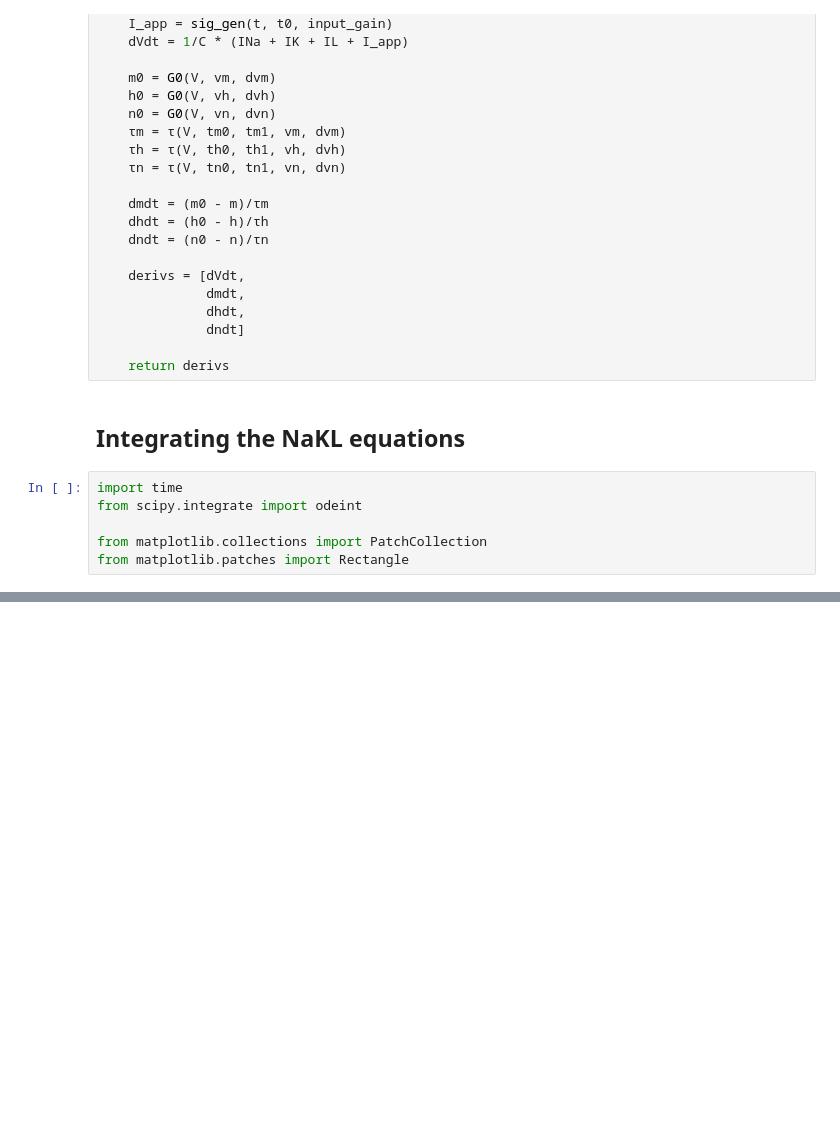
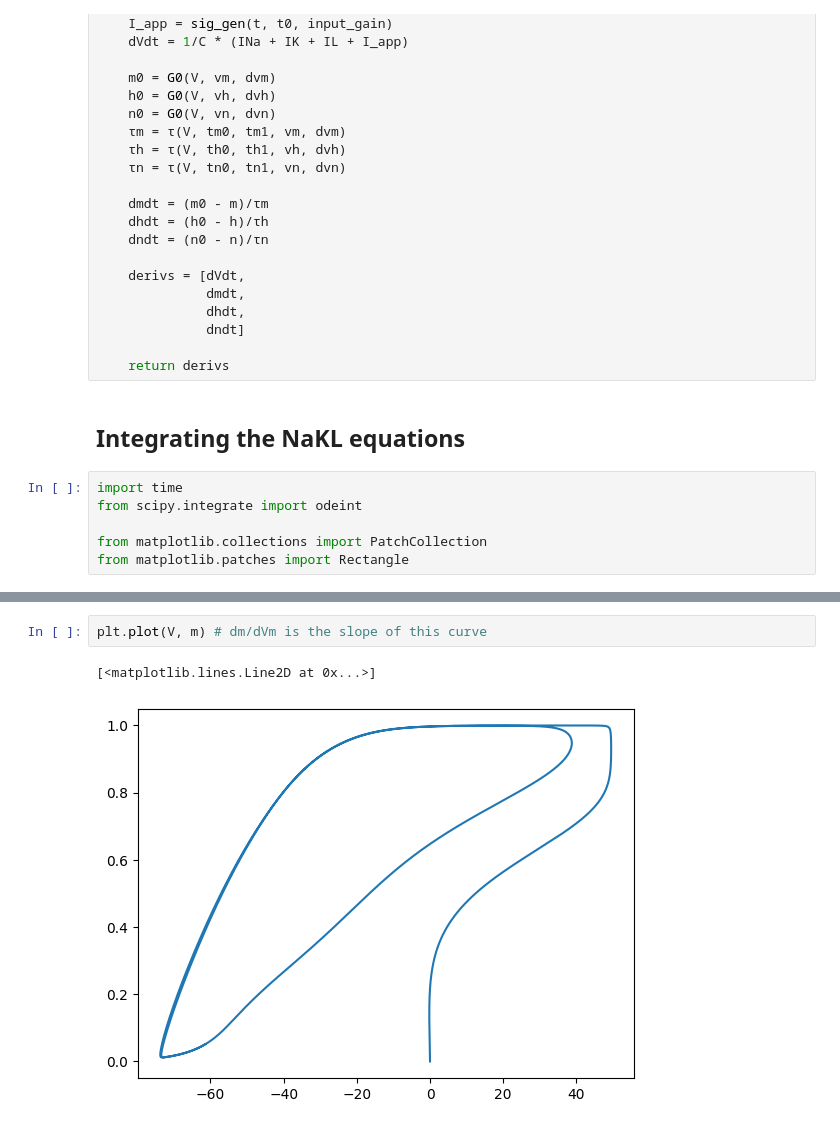
Before and after one commit to 3x10e8/neurodynamics, a Jupyter notebook: NaKL.ipynb, the cells around one changed output, grey strips where cells are left out. Saved outputs shown, nothing was run; the diff lists cells and outputs as text; blank space fills up the shorter version.

```diff
--- a/NaKL.ipynb
+++ b/NaKL.ipynb
@@ -417,0 +465,5 @@ interactive(children=(IntSlider(value=20, description='tEnd_ms', max=50, min=1),
+# %%
+plt.plot(V, m) # dm/dVm is the slope of this curve
+# %% [output]
+[<matplotlib.lines.Line2D at 0x...>]
+[figure, added]
```
Also changed, not shown: parts of 8 cells of this notebook.
